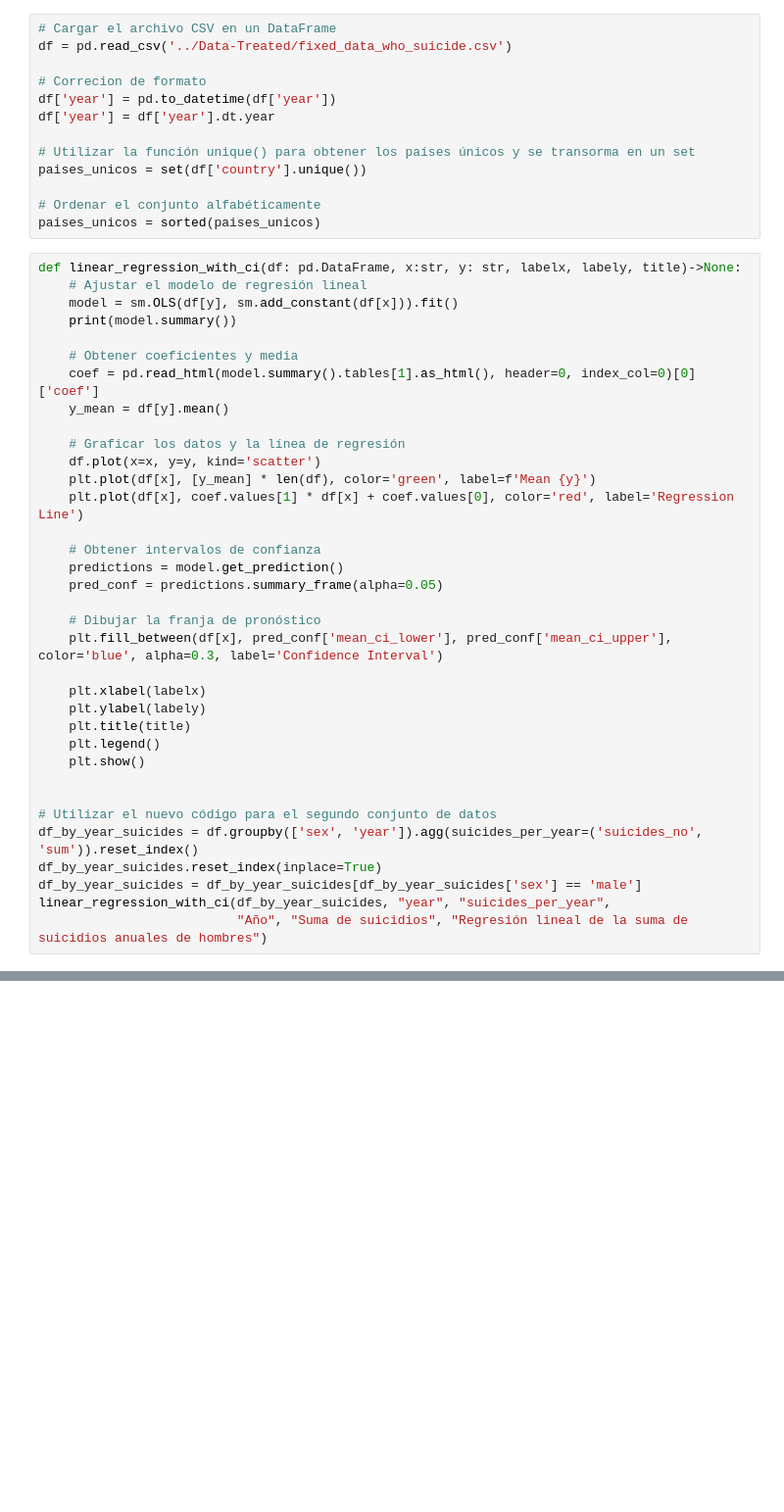
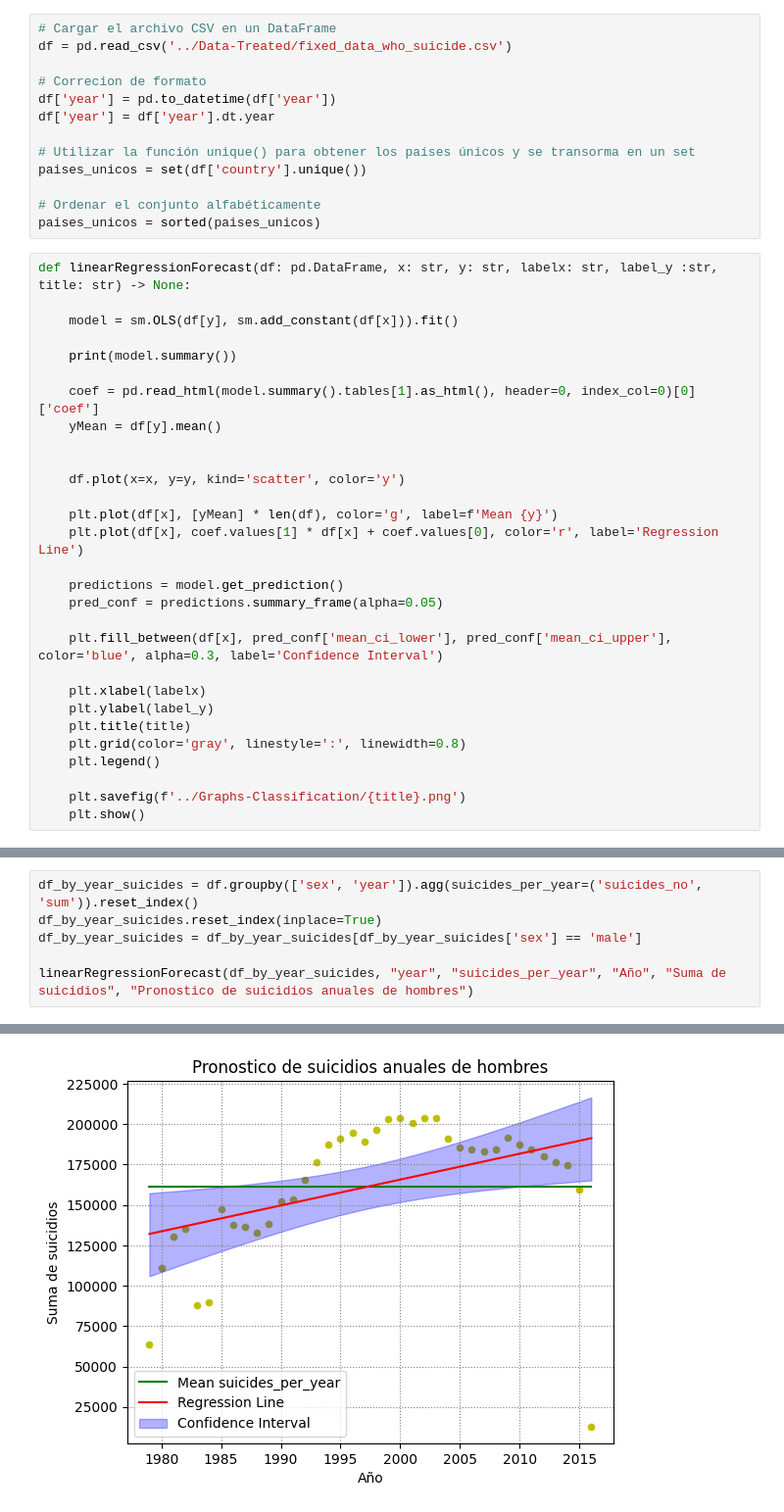
Before and after one commit to theRobert174/DataMining-Analysis, a Jupyter notebook: Intento-2/Practica 9-Pronostico.ipynb, the cells around one changed output, grey strips where cells are left out. Shown at 98% size. Cells and saved outputs as stored; diff of their text form; blank space fills up the shorter version.

```diff
--- a/Intento-2/Practica 9-Pronostico.ipynb
+++ b/Intento-2/Practica 9-Pronostico.ipynb
@@ -22,37 +22,31 @@ paises_unicos = set(df['country'].unique())
 # Ordenar el conjunto alfabéticamente
 paises_unicos = sorted(paises_unicos)
 # %%
-def linear_regression_with_ci(df: pd.DataFrame, x:str, y: str, labelx, labely, title)->None:
-    # Ajustar el modelo de regresión lineal
+def linearRegressionForecast(df: pd.DataFrame, x: str, y: str, labelx: str, label_y :str, title: str) -> None:
+
     model = sm.OLS(df[y], sm.add_constant(df[x])).fit()
+
     print(model.summary())
 
-    # Obtener coeficientes y media
     coef = pd.read_html(model.summary().tables[1].as_html(), header=0, index_col=0)[0]['coef']
-    y_mean = df[y].mean()
+    yMean = df[y].mean()
 
-    # Graficar los datos y la línea de regresión
-    df.plot(x=x, y=y, kind='scatter')
-    plt.plot(df[x], [y_mean] * len(df), color='green', label=f'Mean {y}')
-    plt.plot(df[x], coef.values[1] * df[x] + coef.values[0], color='red', label='Regression Line')
 
-    # Obtener intervalos de confianza
+    df.plot(x=x, y=y, kind='scatter', color='y')
+
+    plt.plot(df[x], [yMean] * len(df), color='g', label=f'Mean {y}')
+    plt.plot(df[x], coef.values[1] * df[x] + coef.values[0], color='r', label='Regression Line')
+
     predictions = model.get_prediction()
     pred_conf = predictions.summary_frame(alpha=0.05)
 
-    # Dibujar la franja de pronóstico
     plt.fill_between(df[x], pred_conf['mean_ci_lower'], pred_conf['mean_ci_upper'], color='blue', alpha=0.3, label='Confidence Interval')
 
     plt.xlabel(labelx)
-    plt.ylabel(labely)
+    plt.ylabel(label_y)
     plt.title(title)
+    plt.grid(color='gray', linestyle=':', linewidth=0.8)
     plt.legend()
+
+    plt.savefig(f'../Graphs-Classification/{title}.png')
     plt.show()
-
-
-# Utilizar el nuevo código para el segundo conjunto de datos
-df_by_year_suicides = df.groupby(['sex', 'year']).agg(suicides_per_year=('suicides_no', 'sum')).reset_index()
-df_by_year_suicides.reset_index(inplace=True)
-df_by_year_suicides = df_by_year_suicides[df_by_year_suicides['sex'] == 'male']
-linear_regression_with_ci(df_by_year_suicides, "year", "suicides_per_year",
-                          "Año", "Suma de suicidios", "Regresión lineal de la suma de suicidios anuales de hombres")
@@ -77,0 +53,7 @@ strong multicollinearity or other numerical problems.
+# %%
+df_by_year_suicides = df.groupby(['sex', 'year']).agg(suicides_per_year=('suicides_no', 'sum')).reset_index()
+df_by_year_suicides.reset_index(inplace=True)
+df_by_year_suicides = df_by_year_suicides[df_by_year_suicides['sex'] == 'male']
+
+linearRegressionForecast(df_by_year_suicides, "year", "suicides_per_year", "Año", "Suma de suicidios", "Pronostico de suicidios anuales de hombres")
+# %% [output]
@@ -77,0 +77 @@ strong multicollinearity or other numerical problems.
+[figure, added]
```
Also changed, not shown: parts of 4 cells of this notebook, 13 other files.
